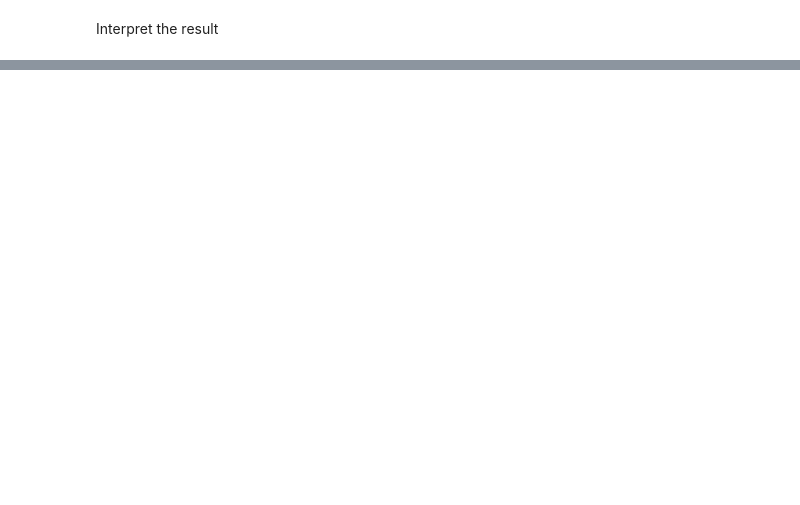
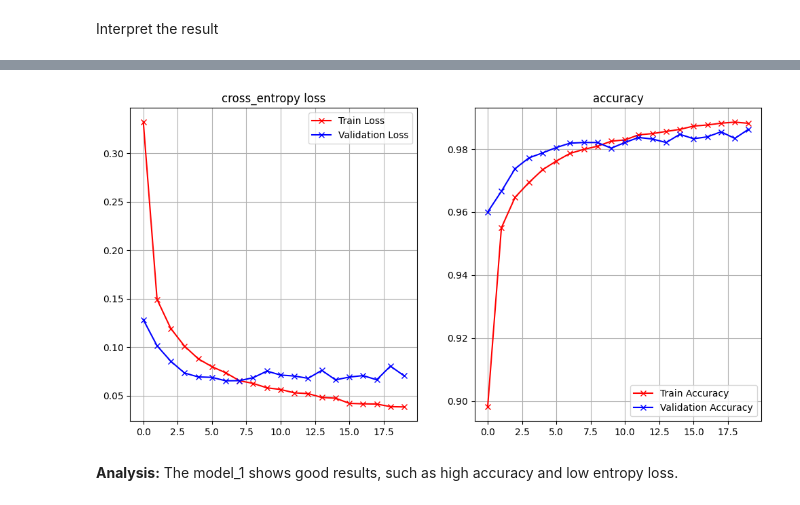
Before and after one commit to de-fernandez/CPE-313-CPE32S3, a Jupyter notebook: Don Eleazar T. Fernandez, CPE32S3, CPE 313 (Hands-on Activity 2.3 Regularization).ipynb, the cells around one changed output, grey strips where cells are left out. Cells and saved outputs as stored; diff of their text form; code cells hidden in the pictures; blank space fills up the shorter version.

```diff
--- a/Don Eleazar T. Fernandez, CPE32S3, CPE 313 (Hands-on Activity 2.3 Regularization).ipynb
+++ b/Don Eleazar T. Fernandez, CPE32S3, CPE 313 (Hands-on Activity 2.3 Regularization).ipynb
@@ -103,8 +146,8 @@ model.summary()
 Compile the model using learning rate of 0.001 and optimizer of RMSprop
 # %%
 learning_rate = .001
-model.compile(loss='categorical_crossentropy',
-              optimizer=RMSprop(lr=learning_rate),
+model.compile(loss='categorical_crossentropy', # IF SIGMOID, USE BINARY_CROSSENTROPY
+              optimizer=RMSprop(learning_rate),
               metrics=['accuracy'])
 batch_size = 128  # mini-batch with 128 examples
 epochs = 30
@@ -166,0 +230,9 @@ Interpret the result
+# %%
+#type your code here
+
+model_1 = Sequential()
+model_1.add(Dense(400, activation='relu', input_shape=(784,)))
+model_1.add(Dropout(0.4))
+model_1.add(Dense(300, activation='relu'))
+model_1.add(Dropout(0.4))
+model_1.add(Dense(10, activation='softmax'))
@@ -166,0 +263,13 @@ Interpret the result
+# %%
+learning_rate = .001
+model_1.compile(loss='categorical_crossentropy', # IF SIGMOID, USE BINARY_CROSSENTROPY
+              optimizer=RMSprop(learning_rate),
+              metrics=['accuracy'])
+batch_size = 128  # mini-batch with 128 examples
+epochs = 20
+history_1 = model_1.fit(
+    x_train, y_train,
+    batch_size=batch_size,
+    epochs=epochs,
+    verbose=1,
+    validation_data=(x_test, y_test))
@@ -166,0 +301,6 @@ Interpret the result
+# %%
+plot_loss_accuracy(history_1)
+# %% [output]
+[figure, added]
+# %% [markdown]
+**Analysis:** The model_1 shows good results, such as high accuracy and low entropy loss.
```
Also changed, not shown: parts of 46 cells of this notebook.
